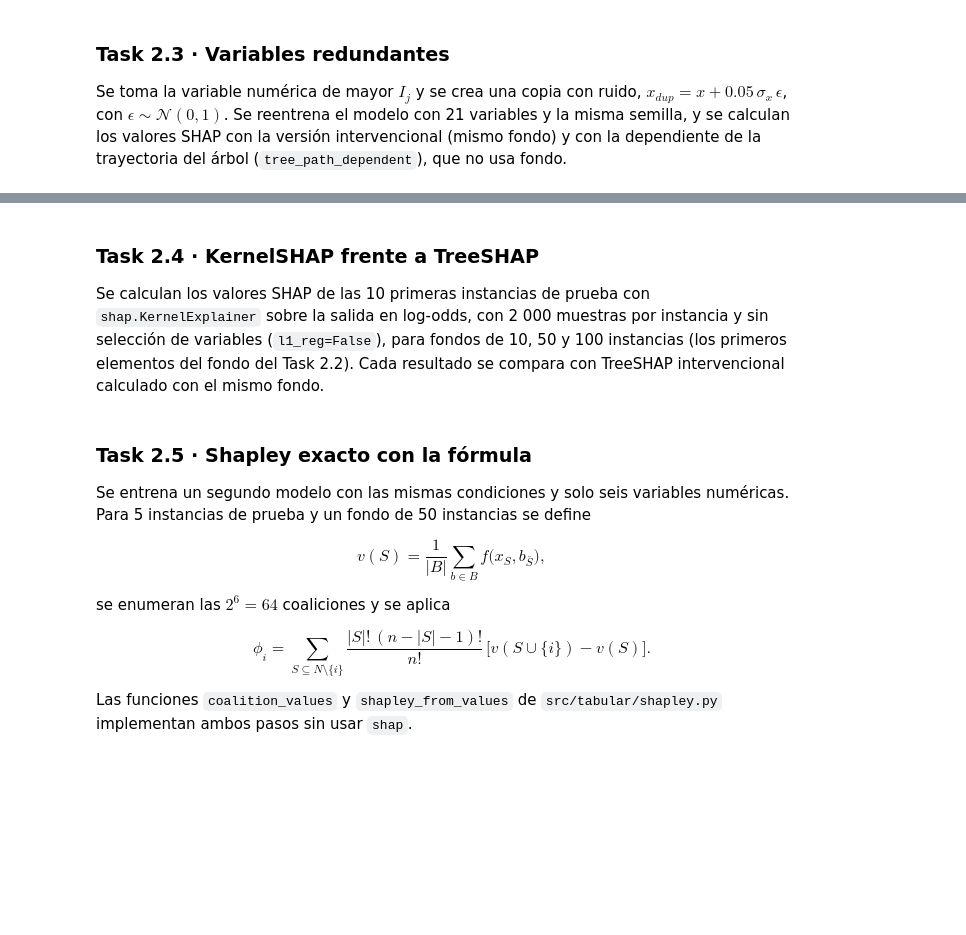
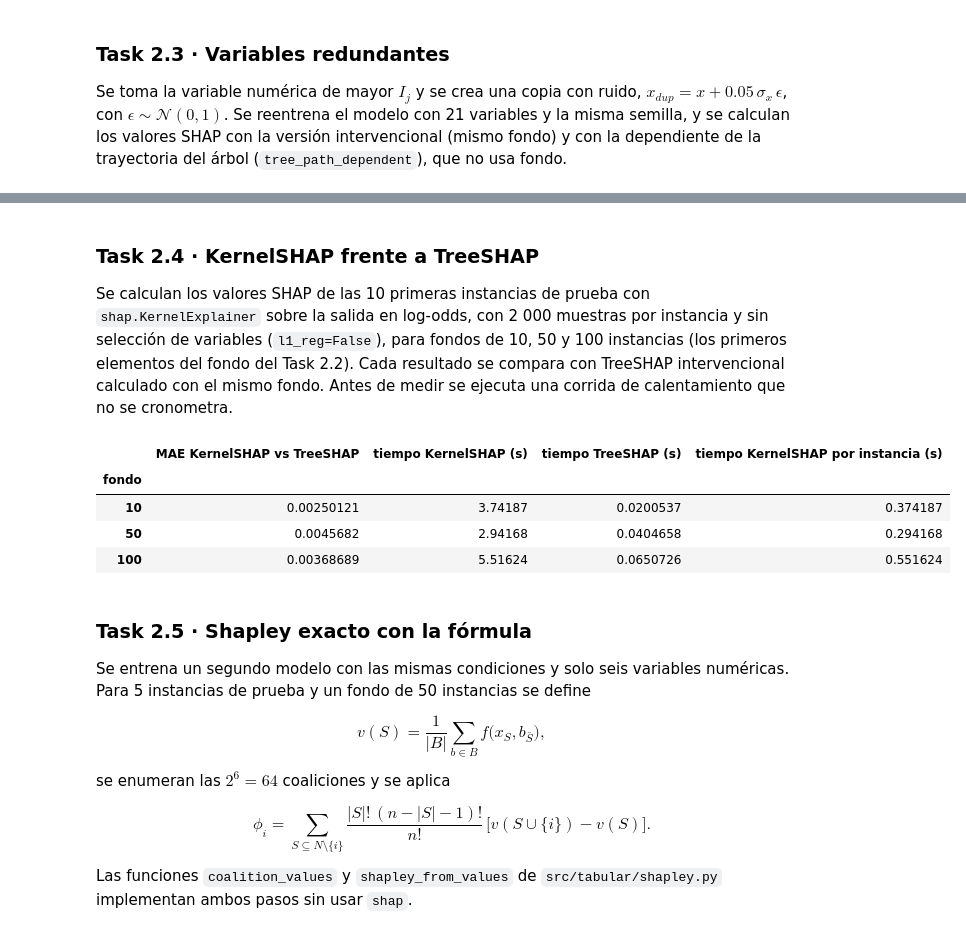
Before and after one commit to Tunchxz/CC3092-Laboratorio-10, a Jupyter notebook: notebooks/02_tabular.ipynb, the cells around one changed output, grey strips where cells are left out. Saved outputs shown, nothing was run; the diff lists cells and outputs as text; code cells hidden in the pictures; blank space fills up the shorter version.

Commit message:
feat(notebooks): add kernelshap warm-up and extra jaccard verification runs

```diff
--- a/notebooks/02_tabular.ipynb
+++ b/notebooks/02_tabular.ipynb
@@ -181,30 +250,37 @@ dup_table
 # %% [markdown]
 ### Task 2.4 · KernelSHAP frente a TreeSHAP
 
-Se calculan los valores SHAP de las 10 primeras instancias de prueba con `shap.KernelExplainer` sobre la salida en log-odds, con 2 000 muestras por instancia y sin selección de variables (`l1_reg=False`), para fondos de 10, 50 y 100 instancias (los primeros elementos del fondo del Task 2.2). Cada resultado se compara con TreeSHAP intervencional calculado con el mismo fondo.
+Se calculan los valores SHAP de las 10 primeras instancias de prueba con `shap.KernelExplainer` sobre la salida en log-odds, con 2 000 muestras por instancia y sin selección de variables (`l1_reg=False`), para fondos de 10, 50 y 100 instancias (los primeros elementos del fondo del Task 2.2). Cada resultado se compara con TreeSHAP intervencional calculado con el mismo fondo. Antes de medir se ejecuta una corrida de calentamiento que no se cronometra.
 # %%
 X10 = X_test.iloc[:10]
+shap.KernelExplainer(f_logit, background.iloc[:10].values).shap_values(X10.values[:1], nsamples=200, l1_reg=False, silent=True)
 kernel_rows = []
 for size in (10, 50, 100):
     bg = background.iloc[:size]
     start = time.perf_counter()
     kernel = shap.KernelExplainer(f_logit, bg.values)
     phi_kernel = np.asarray(kernel.shap_values(X10.values, nsamples=2000, l1_reg=False, silent=True))
     t_kernel = time.perf_counter() - start
 
     start = time.perf_counter()
     expl_tree, _ = tree_shap(model, X10, bg)
     t_tree = time.perf_counter() - start
 
     kernel_rows.append({
         "fondo": size,
         "MAE KernelSHAP vs TreeSHAP": np.abs(phi_kernel.reshape(expl_tree.values.shape) - expl_tree.values).mean(),
         "tiempo KernelSHAP (s)": t_kernel,
         "tiempo TreeSHAP (s)": t_tree,
         "tiempo KernelSHAP por instancia (s)": t_kernel / len(X10),
     })
 kernel_table = pd.DataFrame(kernel_rows).set_index("fondo")
 kernel_table
+# %% [output]
+|  | MAE KernelSHAP vs TreeSHAP | tiempo KernelSHAP (s) | tiempo TreeSHAP (s) | tiempo KernelSHAP por instancia (s) |
+| fondo |  |  |  |  |
+| 10 | 0.00250121 | 3.74187 | 0.0200537 | 0.374187 |
+| 50 | 0.0045682 | 2.94168 | 0.0404658 | 0.294168 |
+| 100 | 0.00368689 | 5.51624 | 0.0650726 | 0.551624 |
 # %% [markdown]
 ### Task 2.5 · Shapley exacto con la fórmula
 
```
Also changed, not shown: parts of 24 cells of this notebook.
